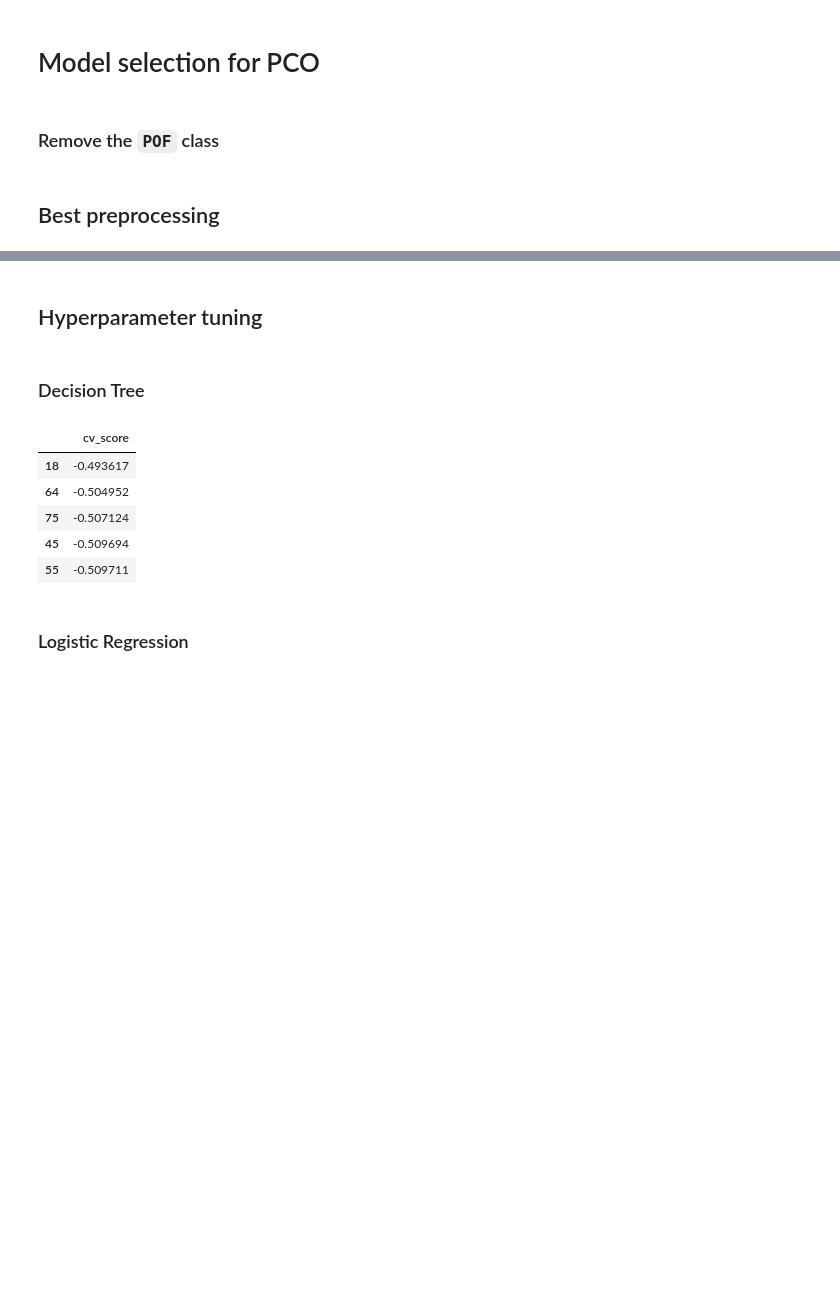
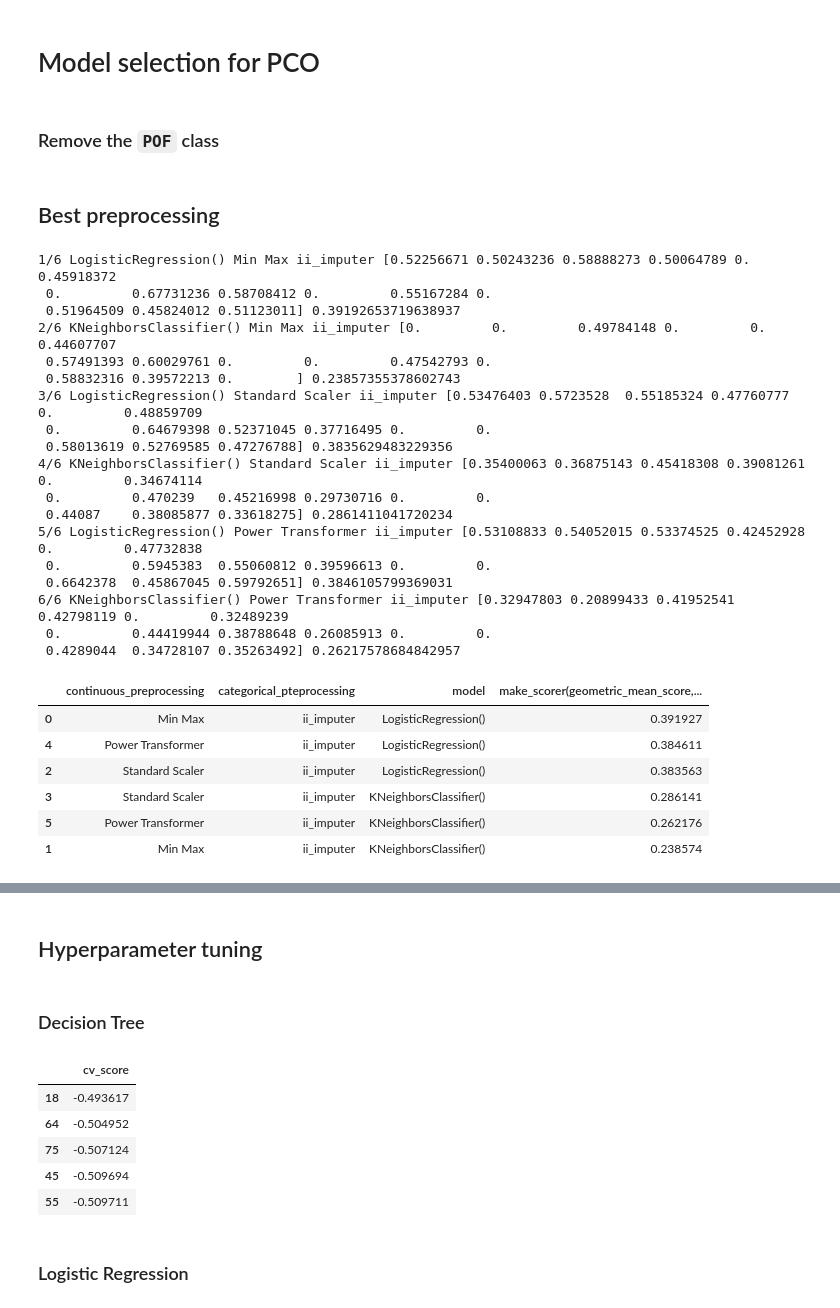
Before and after one commit to Karina-00/Master_project, a Jupyter notebook: main/experiments/diagnosis/pco_multiclass_models.ipynb, the cells around one changed output, grey strips where cells are left out. Drawn from its saved outputs; the diff is of its cells as text; code cells hidden in the pictures; blank space fills up the shorter version.

Commit message:
update scaling methods

```diff
--- a/main/experiments/diagnosis/pco_multiclass_models.ipynb
+++ b/main/experiments/diagnosis/pco_multiclass_models.ipynb
@@ -46,7 +46,9 @@ from skfeature.function.statistical_based import gini_index
 
 from sklearn.feature_selection import VarianceThreshold
 from sklearn.feature_selection import SelectKBest, r_regression, f_regression, mutual_info_regression, RFECV
-
+from sklearn.metrics import make_scorer
+from imblearn.metrics import geometric_mean_score
+gmean_scorer = make_scorer(geometric_mean_score)
 
 import dtreeviz
 
@@ -68,6 +70,9 @@ from main.components.hyperparameter_tuning_methods import hyperparameter_tuning_
 from main.components.feature_importance_methods import feature_selection_gini_index, feature_selection_chi2, plot_fancy_tree, plot_fancy_tree_smote, get_feature_importance_logistic_regressison, get_feature_importance_tree, get_feature_importance_rf, rename_importnace_col, merge_feature_importances, rank_importances, feature_selection_mutual_info_classification, recursive_feature_elimination, get_permutation_importance
 
 
+from imblearn.pipeline import Pipeline as ImblearnPipeline
+from imblearn.over_sampling import SMOTENC
+
 import nest_asyncio
 nest_asyncio.apply()
 
@@ -146,0 +213,57 @@ preprocessor = ColumnTransformer(
+# %%
+
+from sklearn.discriminant_analysis import StandardScaler
+from sklearn.neighbors import KNeighborsRegressor
+from sklearn.preprocessing import MinMaxScaler
+
+
+models = [
+        LogisticRegression(),
+        KNeighborsClassifier(),
+        ]
+
+
+continuous_preprocessings = {
+    # 'Min Max': Pipeline([('scaler', MinMaxScaler()), ('imputer', KNNImputer(n_neighbors=10))]),
+    # 'Standard Scaler': Pipeline([('scaler', StandardScaler()), ('imputer', KNNImputer(n_neighbors=10))]),
+    # 'Power Transformer': Pipeline([('scaler', PowerTransformer()), ('imputer', KNNImputer(n_neighbors=10))]),
+
+    'Min Max': Pipeline([('scaler', MinMaxScaler()), ('imputer', IterativeImputer(estimator=KNeighborsRegressor(n_neighbors=10, n_jobs=-1), max_iter=10, initial_strategy='median'))]),
+    'Standard Scaler': Pipeline([('scaler', StandardScaler()), ('imputer', IterativeImputer(estimator=KNeighborsRegressor(n_neighbors=10, n_jobs=-1), max_iter=10, initial_strategy='median'))]),
+    'Power Transformer': Pipeline([('scaler', PowerTransformer()), ('imputer', IterativeImputer(estimator=KNeighborsRegressor(n_neighbors=10, n_jobs=-1), max_iter=10, initial_strategy='median'))]),
+}
+
+categorical_preprocessings = {
+    'ii_imputer': Pipeline([('imputer', IterativeImputer(estimator=KNeighborsClassifier(n_neighbors=10, n_jobs=-1), max_iter=10, initial_strategy='most_frequent'))]),
+}
+
+
+
+scores_df = explore_all_variations_of_preprocessing_claffisication(X_train, y_train, PCO, models, continuous_preprocessings, categorical_preprocessings, scoring_metric=gmean_scorer)
+scores_df.sort_values(by="make_scorer(geometric_mean_score, response_method='predict')", ascending=False)
+# %% [output]
+1/6 LogisticRegression() Min Max ii_imputer [0.52256671 0.50243236 0.58888273 0.50064789 0.         0.45918372
+ 0.         0.67731236 0.58708412 0.         0.55167284 0.
+ 0.51964509 0.45824012 0.51123011] 0.39192653719638937
+2/6 KNeighborsClassifier() Min Max ii_imputer [0.         0.         0.49784148 0.         0.         0.44607707
+ 0.57491393 0.60029761 0.         0.         0.47542793 0.
+ 0.58832316 0.39572213 0.        ] 0.23857355378602743
+3/6 LogisticRegression() Standard Scaler ii_imputer [0.53476403 0.5723528  0.55185324 0.47760777 0.         0.48859709
+ 0.         0.64679398 0.52371045 0.37716495 0.         0.
+ 0.58013619 0.52769585 0.47276788] 0.3835629483229356
+4/6 KNeighborsClassifier() Standard Scaler ii_imputer [0.35400063 0.36875143 0.45418308 0.39081261 0.         0.34674114
+ 0.         0.470239   0.45216998 0.29730716 0.         0.
+ 0.44087    0.38085877 0.33618275] 0.2861411041720234
+5/6 LogisticRegression() Power Transformer ii_imputer [0.53108833 0.54052015 0.53374525 0.42452928 0.         0.47732838
+ 0.         0.5945383  0.55060812 0.39596613 0.         0.
+ 0.6642378  0.45867045 0.59792651] 0.3846105799369031
+6/6 KNeighborsClassifier() Power Transformer ii_imputer [0.32947803 0.20899433 0.41952541 0.42798119 0.         0.32489239
+ 0.         0.44419944 0.38788648 0.26085913 0.         0.
+ 0.4289044  0.34728107 0.35263492] 0.26217578684842957
+|  | continuous_preprocessing | categorical_pteprocessing | model | make_scorer(geometric_mean_score,... |
+| 0 | Min Max | ii_imputer | LogisticRegression() | 0.391927 |
+| 4 | Power Transformer | ii_imputer | LogisticRegression() | 0.384611 |
+| 2 | Standard Scaler | ii_imputer | LogisticRegression() | 0.383563 |
+| 3 | Standard Scaler | ii_imputer | KNeighborsClassifier() | 0.286141 |
+| 5 | Power Transformer | ii_imputer | KNeighborsClassifier() | 0.262176 |
+| 1 | Min Max | ii_imputer | KNeighborsClassifier() | 0.238574 |
```
Also changed, not shown: parts of 5 cells of this notebook, 10 other files.
